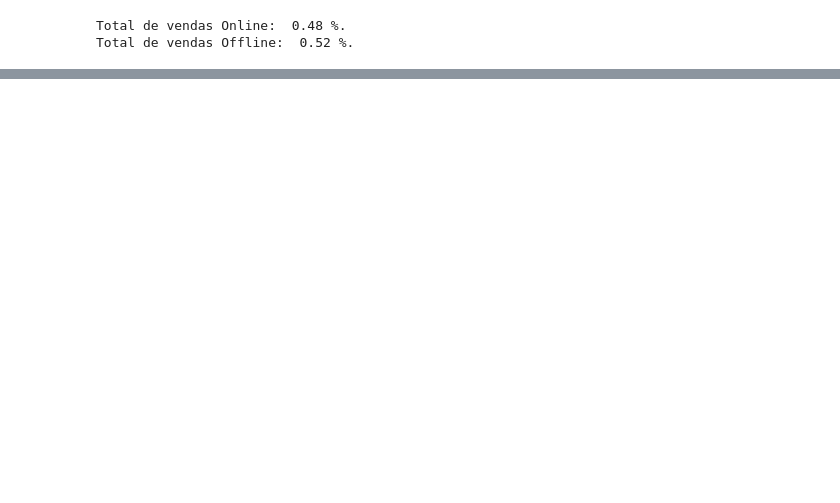
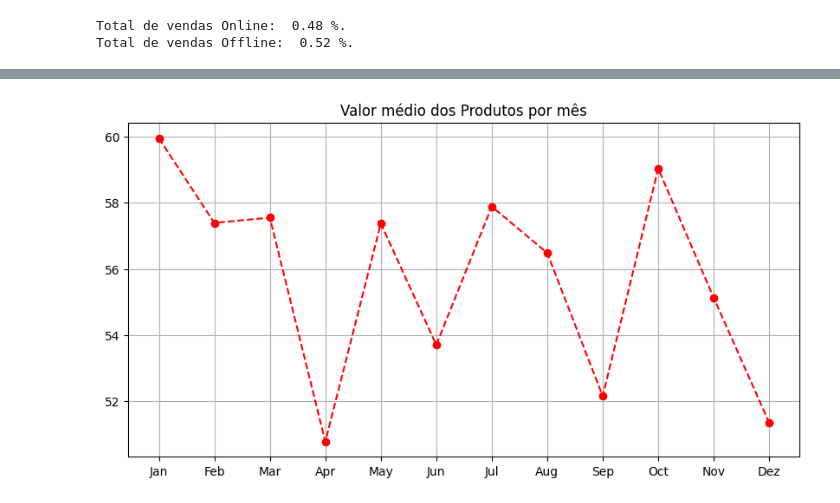
Before and after one commit to igorambrozini/Portfolio-DS, a Jupyter notebook: 1a Entrega Mestrado - 08-11-2023/DataFrame_Igor_Ambrozini.ipynb, the cells around one changed output, grey strips where cells are left out. Cells and saved outputs as stored; diff of their text form; code cells hidden in the pictures; blank space fills up the shorter version.

```diff
--- a/1a Entrega Mestrado - 08-11-2023/DataFrame_Igor_Ambrozini.ipynb
+++ b/1a Entrega Mestrado - 08-11-2023/DataFrame_Igor_Ambrozini.ipynb
@@ -313,3 +351,11 @@ Total de vendas Offline:  0.52 %.
 #Realize uma análise dos preços dos produtos ao longo do tempo para identificar tendências e variações nos preços. Pode seguir as seguintes etapas:
 
 #**a.** Agrupe os dados por mês e calcule a média dos preços de todos os produtos em cada mês. **(5pts)**
+
+#Argupando uma lista com valor médio de vendas por mês
+sales_mean_month = list(df.groupby('Month')['Preço'].mean())
+
+#Aproveitando variáveis do exercício 6 (months) para exibir o novo DF com o valor médio dos produtos por mês
+media_mes = pd.DataFrame(data=sales_mean_month,index=months)
+media_mes.columns = ['Valor médio (mensal) dos Produtos']
+media_mes
@@ -316,2 +392,11 @@ Total de vendas Offline:  0.52 %.
 # %%
 #**b.** Plote um gráfico de linha que mostre a média dos preços ao longo do tempo, com o eixo x representando os meses e o eixo y representando a média dos preços. **(5pts)**
+
+plt.figure(figsize=(10,5))
+plt.plot(months,sales_mean_month, 'r--')
+plt.plot(months,sales_mean_month, 'ro')
+plt.title('Valor médio dos Produtos por mês')
+plt.grid(True)
+plt.show()
+# %% [output]
+[figure, added]
```
Also changed, not shown: parts of 14 cells of this notebook.
